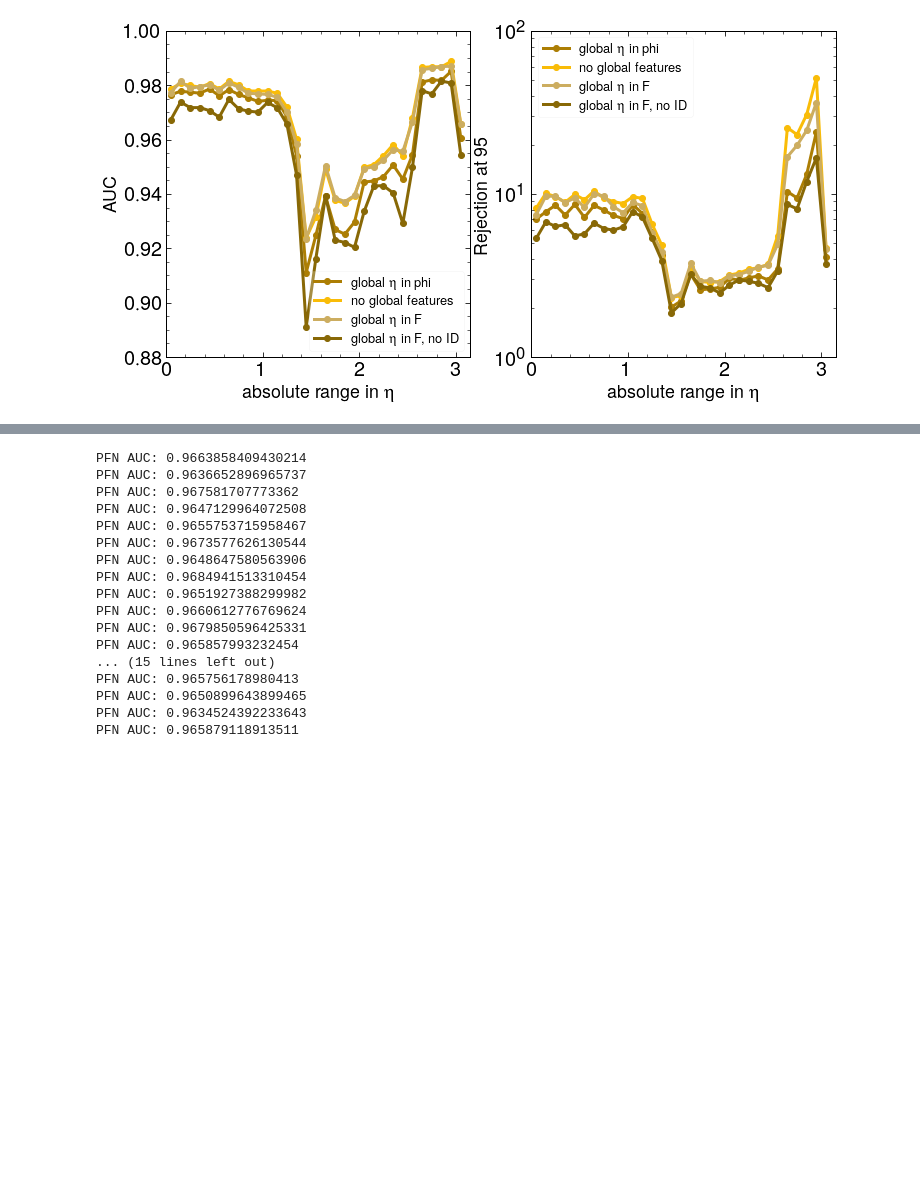
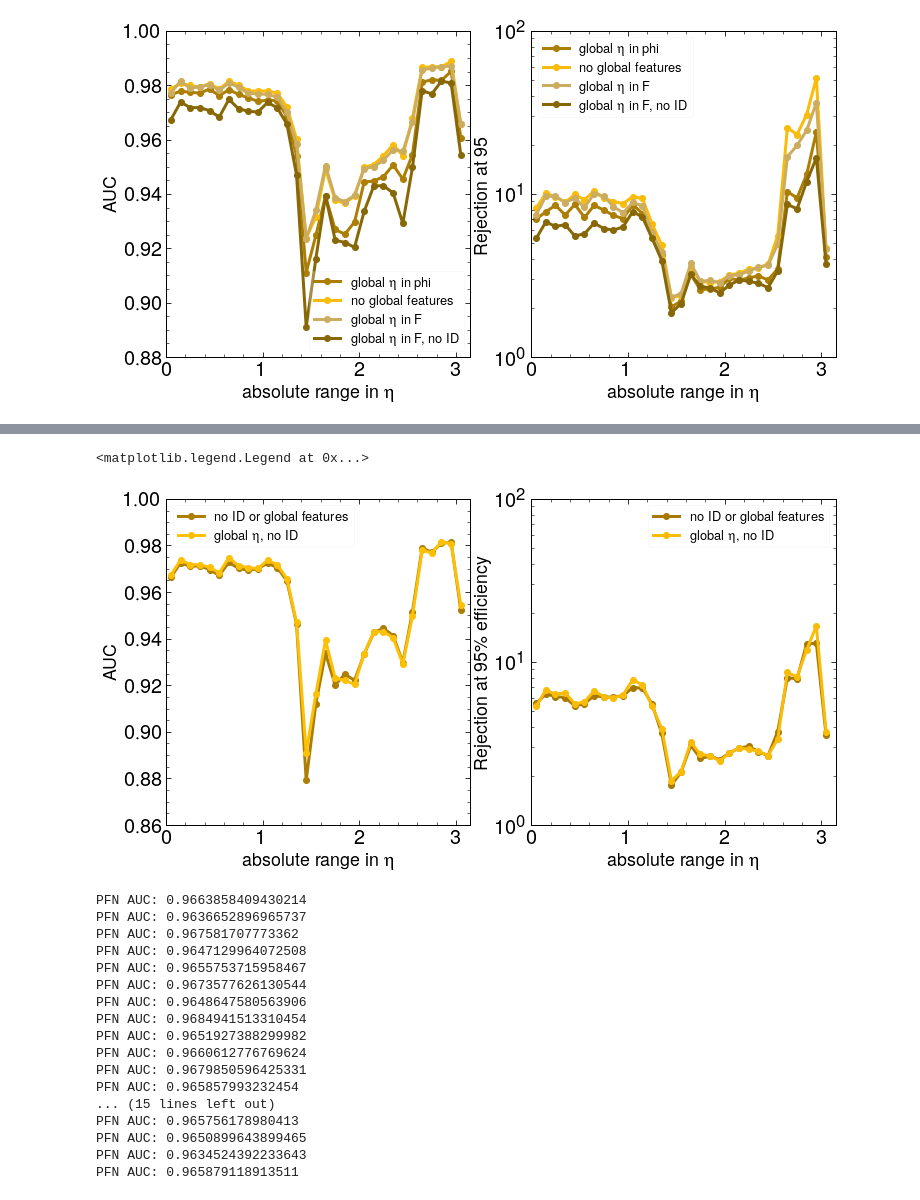
Before and after one commit to KaelaDouglas/LCStudies, a Jupyter notebook: classifier/Week8_noID.ipynb, the cells around one changed output, grey strips where cells are left out. Saved outputs shown, nothing was run; the diff lists cells and outputs as text; code cells hidden in the pictures; blank space fills up the shorter version.

```diff
--- a/classifier/Week8_noID.ipynb
+++ b/classifier/Week8_noID.ipynb
@@ -177,3 +178,5 @@ ax2.legend()
 [figure]
 # %%
 #note I want to make a model with no samlping and NO global features in order to see if the eta dependence is added by the sampling ID
+# %%
+nog_noid = tf.keras.models.load_model(data_path+'w9_pfn_noid_nog.hdf5')
@@ -179,0 +222,2 @@ ax2.legend()
+# %%
+fps_noidnog, tps_noidnog, auc_noidnog = metrics_ng(nog_noid, X_test, Y_test, eta_sel)
@@ -180,3 +242,25 @@ ax2.legend()
+# %%
+reg95_noidnog = interp95(fps_noidnog, tps_noidnog)
+# %%
+fig, (ax1, ax2) = plt.subplots(1, 2, figsize=[12,6])
+
+ax1.set_xlim(0., max(eta_ranges)+.1)
+ax1.plot(eta_ranges, auc_noidnog, linewidth=3, c='xkcd:mustard brown', marker='o', label='no ID or global features')
+ax1.plot(eta_ranges, auc_noid_eta, linewidth=3, c='xkcd:marigold', marker='o', label='global $\eta$, no ID')
+ax1.set_xlabel('absolute range in $\eta$')
+ax1.set_ylabel('AUC')
+ax1.legend()
+
+ax2.semilogy()
+ax2.set_xlim(0., max(eta_ranges)+.1)
+ax2.plot(eta_ranges, reg95_noidnog, linewidth=3, c='xkcd:bronze', marker='o', label='no ID or global features')
+ax2.plot(eta_ranges, reg95_noid_eta, linewidth=3, c='xkcd:golden rod', marker='o', label='global $\eta$, no ID')
+ax2.set_xlabel('absolute range in $\eta$')
+ax2.set_ylabel('Rejection at 95\% efficiency')
+ax2.legend()
+# %% [output]
+<matplotlib.legend.Legend at 0x...>
+[figure, added]
 # %%
 #the global eta in F model
 model_glob = tf.keras.models.load_model(data_path+'w6_pfn_bigtest.hdf5')
```
Also changed, not shown: parts of 8 cells of this notebook, 6 other files.
